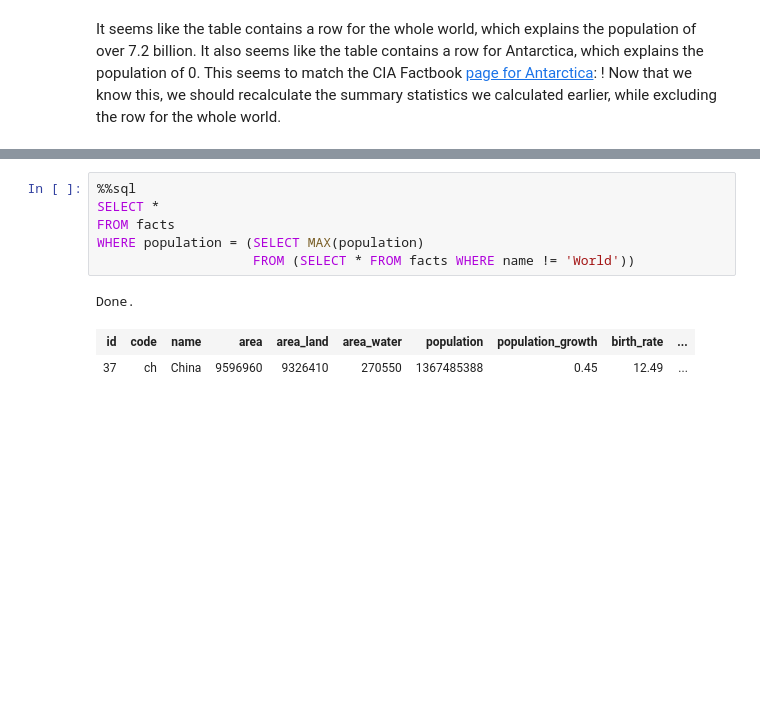
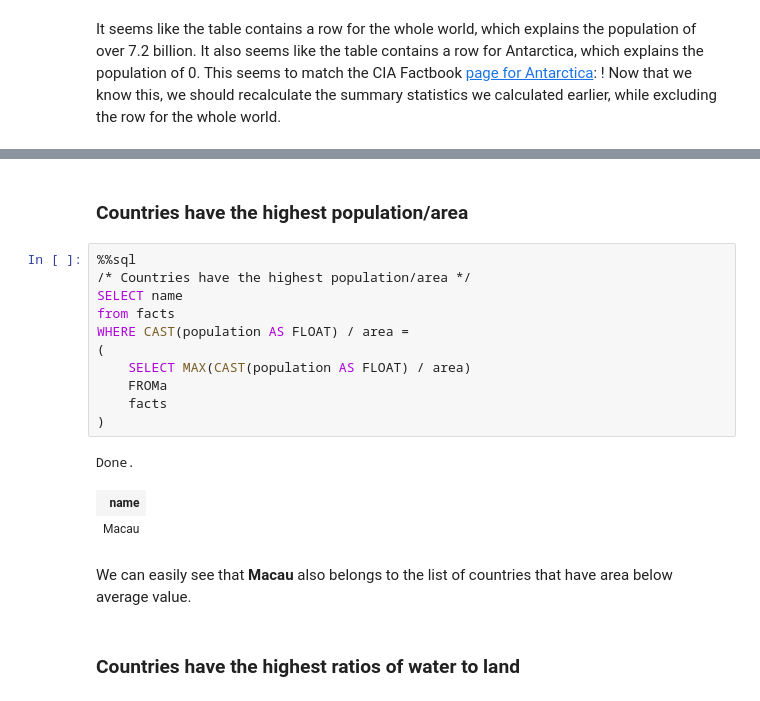
Before and after one commit to chuongpham95/Analyzing-CIA-Factbook-Data-Using-SQL, a Jupyter notebook: Basics.ipynb, the cells around one changed output, grey strips where cells are left out. Saved outputs shown, nothing was run; the diff lists cells and outputs as text; blank space fills up the shorter version.

```diff
--- a/Basics.ipynb
+++ b/Basics.ipynb
@@ -162,12 +301,23 @@ Done.
+# %% [markdown]
+### Countries have the highest population/area
 # %%
 %%sql
-SELECT *
-FROM facts
-WHERE population = (SELECT MAX(population)
-                    FROM (SELECT * FROM facts WHERE name != 'World'))
+/* Countries have the highest population/area */
+SELECT name
+from facts
+WHERE CAST(population AS FLOAT) / area =
+(
+    SELECT MAX(CAST(population AS FLOAT) / area)
+    FROMa
+    facts
+)
 # %% [output]
 Done.
-| id | code | name | area | area_land | area_water | population | population_growth | birth_rate | ... |
-| 37 | ch | China | 9596960 | 9326410 | 270550 | 1367485388 | 0.45 | 12.49 | ... |
+| name |
+| Macau |
+# %% [markdown]
+We can easily see that **Macau** also belongs to the list of countries that have area below average value.
+# %% [markdown]
+### Countries have the highest ratios of water to land
 # %%
 %%sql
```
Also changed, not shown: parts of 30 cells of this notebook.
